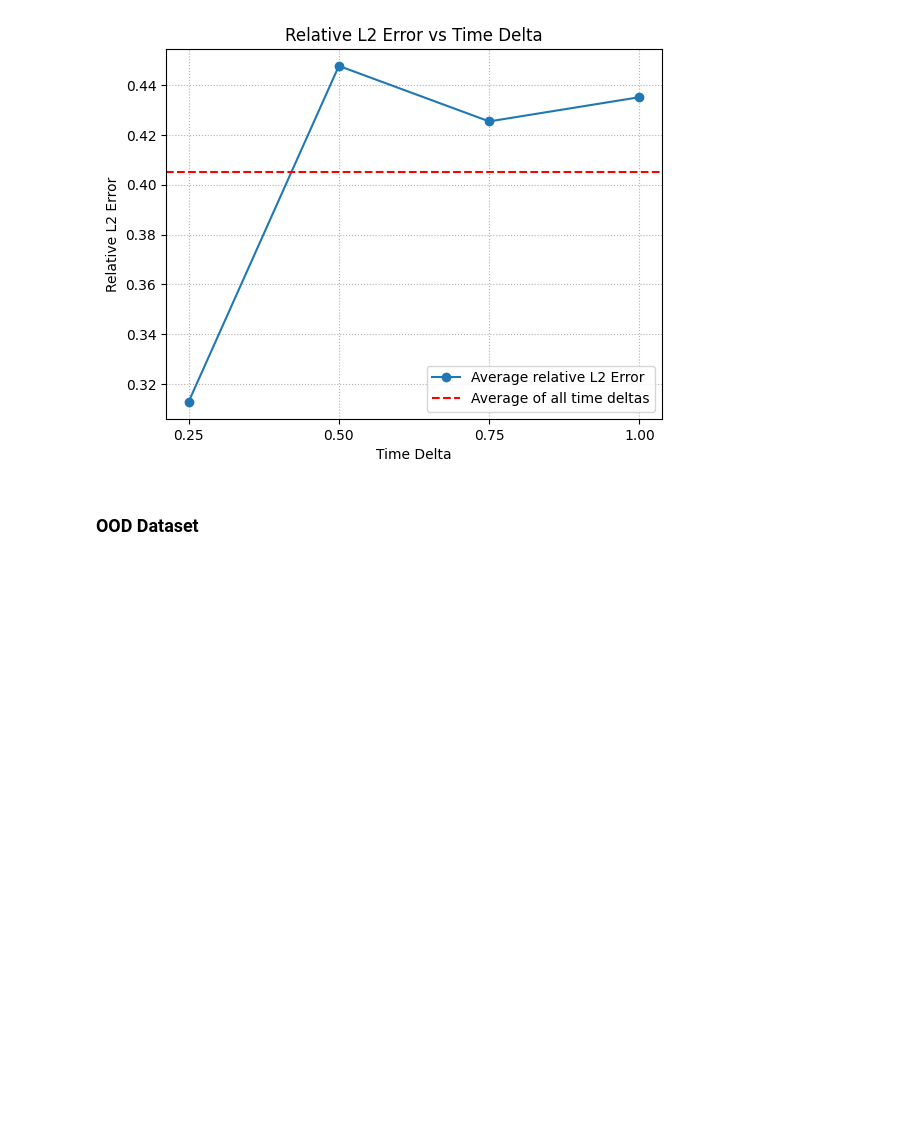
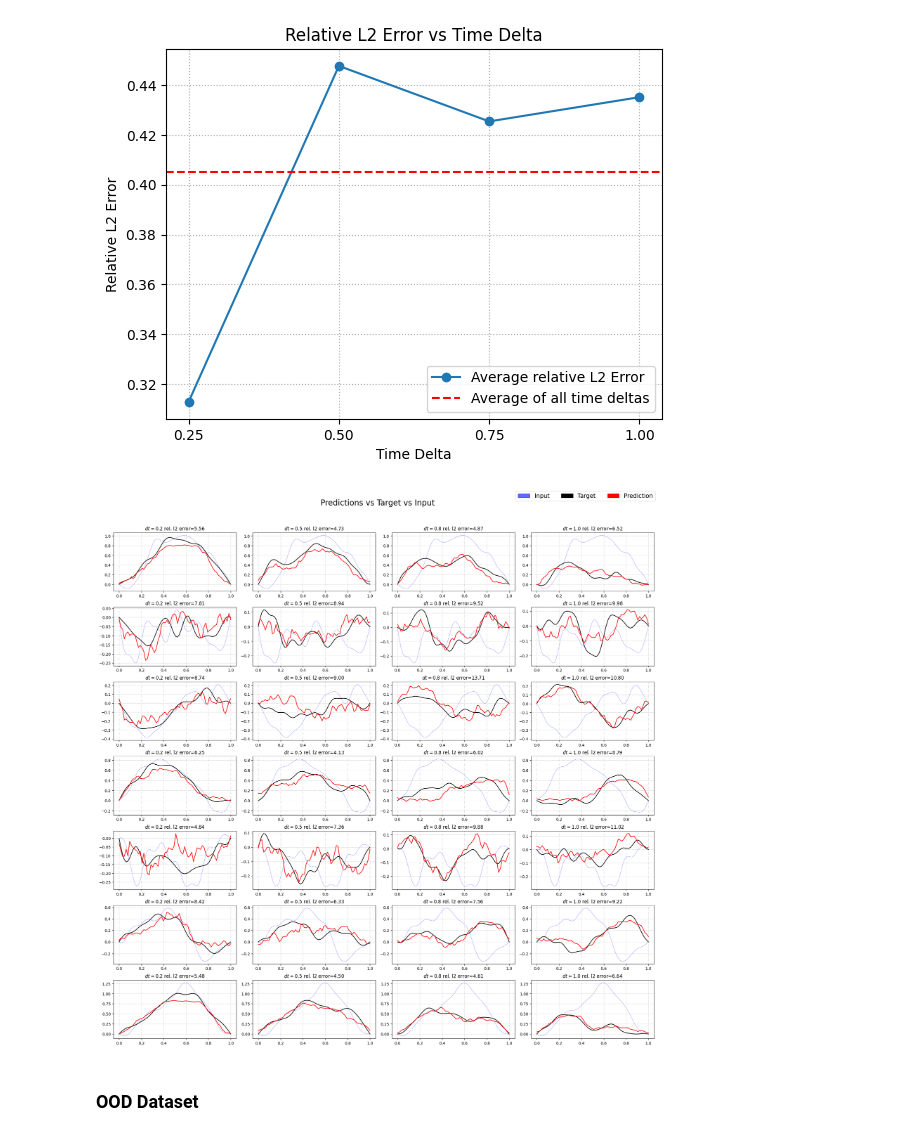
Before and after one commit to benedict-armstrong/FNO-wave-equation, a Jupyter notebook: task4bonus.ipynb, the cells around one changed output. Saved outputs shown, nothing was run; the diff lists cells and outputs as text; code cells hidden in the pictures; blank space fills up the shorter version.

Commit message:
updated figures

```diff
--- a/task4bonus.ipynb
+++ b/task4bonus.ipynb
@@ -77,6 +77,69 @@ plt.legend()
 plt.show()
 # %% [output]
 [figure]
+# %%
+sampler = DataLoader(dataset_test, batch_size=dataset_test.len_times, shuffle=False)
+
+fig, axs = plt.subplots(7, dataset_test.len_times, figsize=(20, 20))
+
+fno.eval()
+lines = None
+for i, (ax_rows, (time_delta, input, target)) in enumerate(zip(axs, sampler)):
+    input_copy = input.clone()
+
+    with torch.no_grad():
+        prediction = fno(input, time_delta)
+
+    target = target
+
+    for j, p in enumerate(prediction):
+        epsilon = input_copy[j, :, -1][0].item()
+        re_l2_error = relative_l2_error(p, target[j])
+
+        ax = ax_rows[j]
+
+        ax.set_title(
+            rf"$dt={time_delta[j].item():.1f}$ rel. l2 error=${re_l2_error:.2f}$",
+            fontsize=12,
+        )
+
+        x_grid = np.linspace(0, 1, 64)
+
+        l1 = ax.plot(
+            x_grid,
+            input_copy[j, :, 0],
+            label="Input",
+            alpha=0.6,
+            linewidth=0.5,
+            color="blue",
+        )
+
+        l2 = ax.plot(x_grid, target[j], label="Target", color="black")
+        l3 = ax.plot(x_grid, p, label="Prediction", color="red")
+
+        ax.grid(True, which="both", ls=":")
+
+        if i == 0 and j == 0:
+            lines = l1 + l2 + l3
+
+labels = [line.get_label() for line in lines]
+handles = []
+for group_idx in range(len(labels)):
+    # Create a simple patch that is the correct colour
+    colour = lines[group_idx].get_color()
+    opac = lines[group_idx].get_alpha()
+    handles.append(Patch(edgecolor=colour, facecolor=colour, fill=True, alpha=opac))
+# Acutally create our figure legend, using the handles and labels
+fig.legend(
+    handles=handles, labels=labels, loc="upper right", ncol=len(labels), fontsize=15
+)
+
+plt.tight_layout()
+plt.subplots_adjust(top=0.92)
+plt.suptitle("Predictions vs Target vs Input", fontsize=20)
+plt.show()
+# %% [output]
+[figure, added]
 # %% [markdown]
 ### OOD Dataset
 # %%
```
Also changed, not shown: parts of 2 cells of this notebook.
